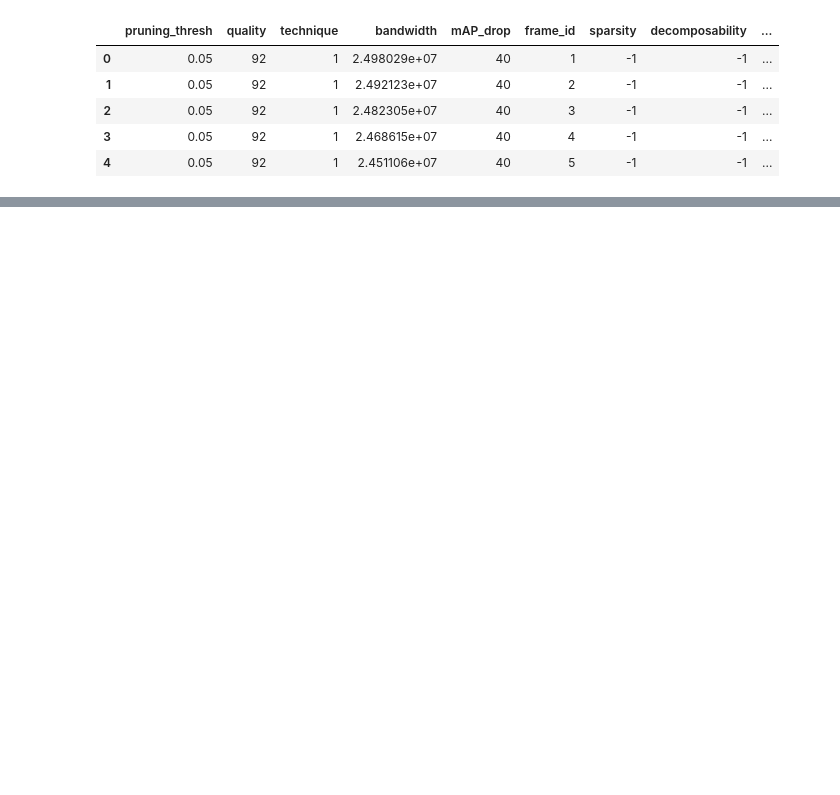
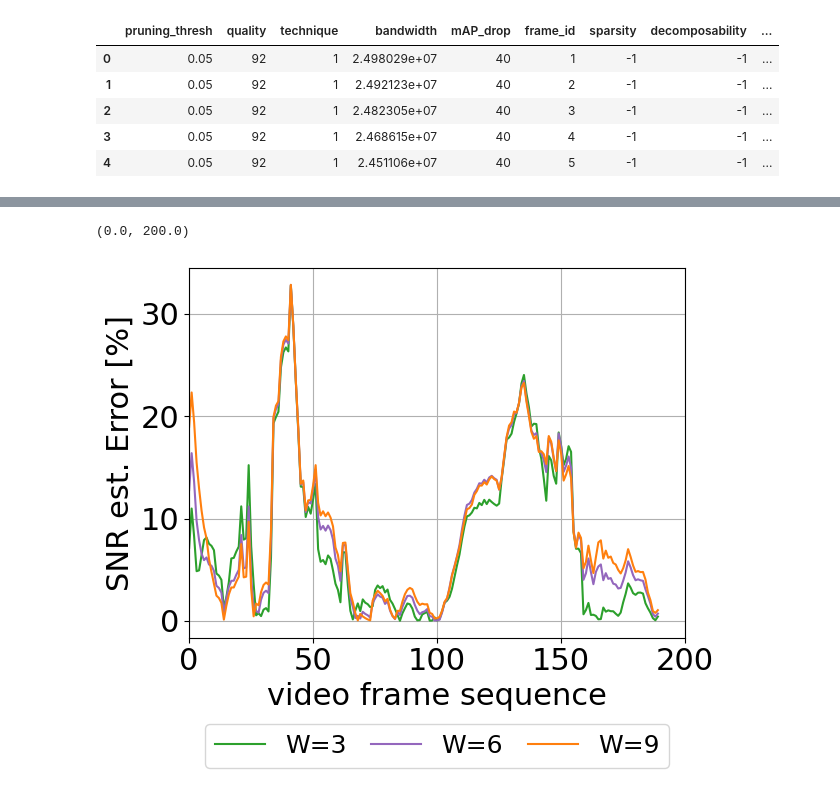
Before and after one commit to Rexyyj/split_DNN_framework, a Jupyter notebook: dynamic_framework/linearality_analysis/analysis_jpeg_dynamic2_snr_history.ipynb, the cells around one changed output, grey strips where cells are left out. Cells and saved outputs as stored; diff of their text form; code cells hidden in the pictures; blank space fills up the shorter version.

```diff
--- a/dynamic_framework/linearality_analysis/analysis_jpeg_dynamic2_snr_history.ipynb
+++ b/dynamic_framework/linearality_analysis/analysis_jpeg_dynamic2_snr_history.ipynb
@@ -225,0 +252,16 @@ plt.savefig("./figures/snr_est.pdf",format="pdf", bbox_inches="tight")
+# %%
+fig, ax1 = plt.subplots()
+# ax1.plot(np.arange(len(true_avged)),true_avged,label ="Measured",color="tab:blue")
+ax1.plot(np.arange(len(true_avged)),est_err_avged_3, label="W=3",color="tab:green")
+ax1.plot(np.arange(len(true_avged)),est_err_avged_6, label="W=6",color="tab:purple")
+ax1.plot(np.arange(len(true_avged)),est_err_avged_9, label="W=9",color="tab:orange")
+
+ax1.legend(ncol=3,fontsize=18,loc="upper center",bbox_to_anchor=(0.5, -0.2), columnspacing=1)
+ax1.grid()
+ax1.set_ylabel("SNR est. Error [%]")
+ax1.set_xlabel("video frame sequence")
+ax1.set_xlim([0,200])
+# plt.savefig("./figures/snr_est.pdf",format="pdf", bbox_inches="tight")
+# %% [output]
+(0.0, 200.0)
+[figure, added]
```
Also changed, not shown: parts of 7 cells of this notebook, 11 other files.
